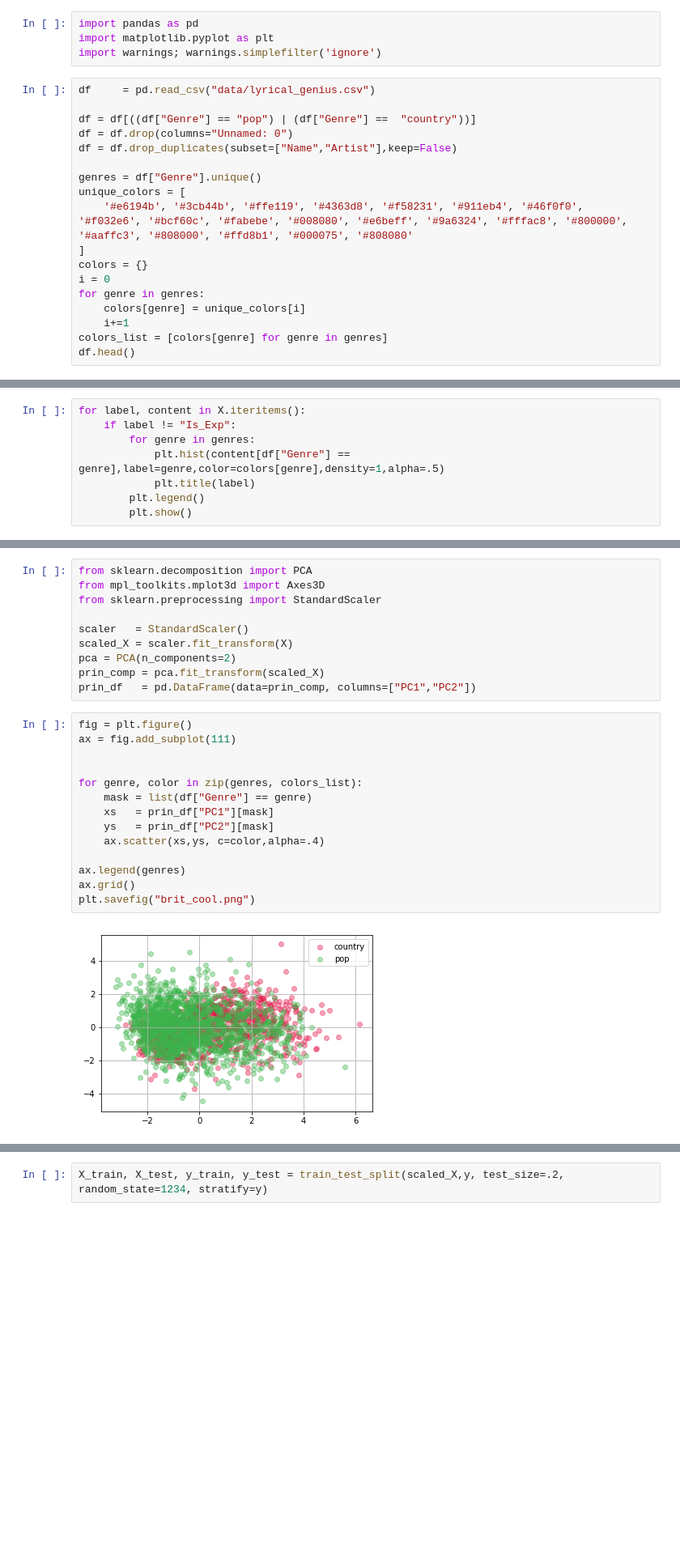
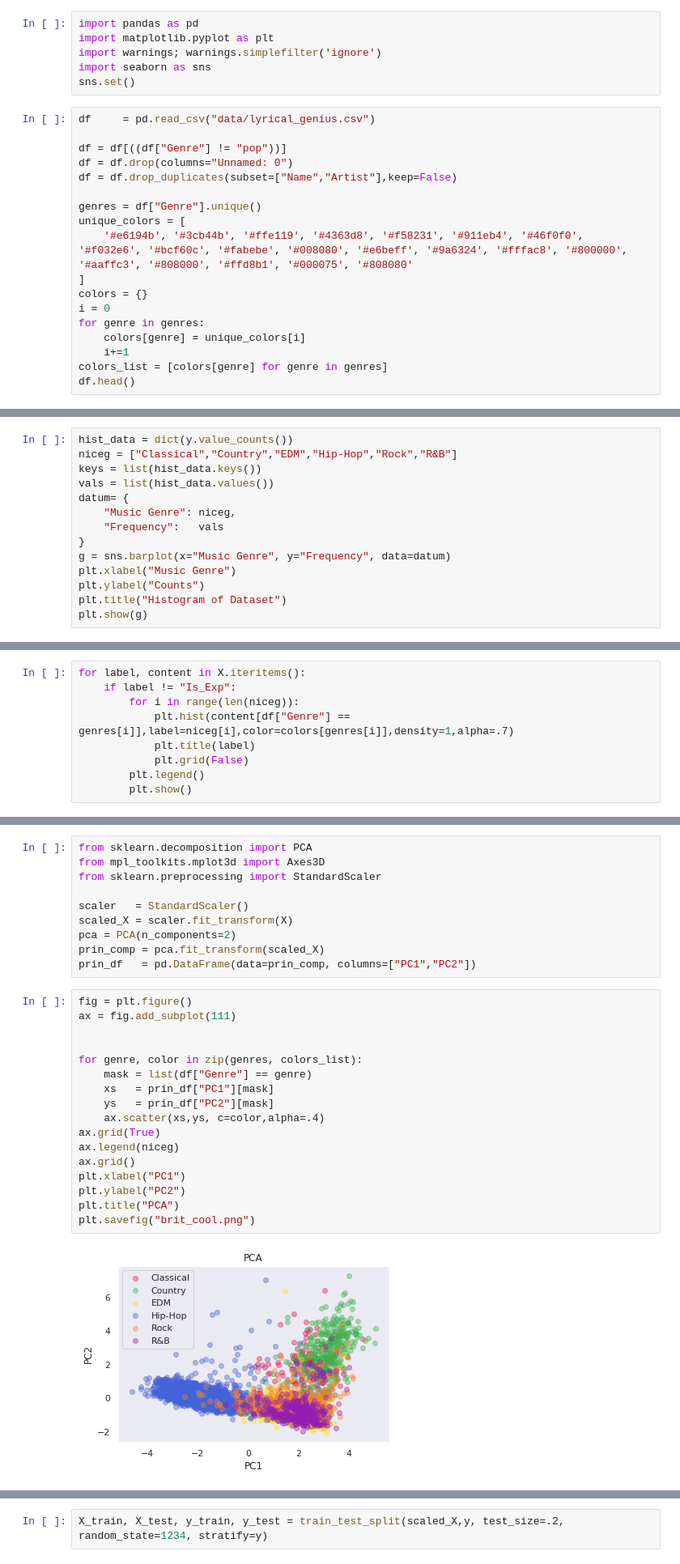
Before and after one commit to ml-project-group-8/music-genre-predictor, a Jupyter notebook: source/Visualization.ipynb, the cells around one changed output, grey strips where cells are left out. Shown at 81% size. Cells and saved outputs as stored; diff of their text form; blank space fills up the shorter version.

```diff
--- a/source/Visualization.ipynb
+++ b/source/Visualization.ipynb
@@ -2,10 +2,12 @@
 import pandas as pd
 import matplotlib.pyplot as plt
 import warnings; warnings.simplefilter('ignore')
+import seaborn as sns
+sns.set()
 # %%
 df     = pd.read_csv("data/lyrical_genius.csv")
 
-df = df[((df["Genre"] == "pop") | (df["Genre"] ==  "country"))]
+df = df[((df["Genre"] != "pop"))]
 df = df.drop(columns="Unnamed: 0")
 df = df.drop_duplicates(subset=["Name","Artist"],keep=False)
 
@@ -49,0 +48,14 @@ plt.show()
+# %%
+hist_data = dict(y.value_counts())
+niceg = ["Classical","Country","EDM","Hip-Hop","Rock","R&B"]
+keys = list(hist_data.keys())
+vals = list(hist_data.values())
+datum= {
+    "Music Genre": niceg,
+    "Frequency":   vals
+}
+g = sns.barplot(x="Music Genre", y="Frequency", data=datum)
+plt.xlabel("Music Genre")
+plt.ylabel("Counts")
+plt.title("Histogram of Dataset")
+plt.show(g)
@@ -65,9 +79,10 @@ X.describe()
 # %%
 for label, content in X.iteritems():
     if label != "Is_Exp":
-        for genre in genres:
-            plt.hist(content[df["Genre"] == genre],label=genre,color=colors[genre],density=1,alpha=.5)
+        for i in range(len(niceg)):
+            plt.hist(content[df["Genre"] == genres[i]],label=niceg[i],color=colors[genres[i]],density=1,alpha=.7)
             plt.title(label)
+            plt.grid(False)
         plt.legend()
         plt.show()
 # %% [output]
@@ -96,19 +135,22 @@ prin_df   = pd.DataFrame(data=prin_comp, columns=["PC1","PC2"])
 # %%
 fig = plt.figure()
 ax = fig.add_subplot(111)
 
 
 for genre, color in zip(genres, colors_list):
     mask = list(df["Genre"] == genre)
     xs   = prin_df["PC1"][mask]
     ys   = prin_df["PC2"][mask]
     ax.scatter(xs,ys, c=color,alpha=.4)
-
-ax.legend(genres)
+ax.grid(True)
+ax.legend(niceg)
 ax.grid()
+plt.xlabel("PC1")
+plt.ylabel("PC2")
+plt.title("PCA")
 plt.savefig("brit_cool.png")
 # %% [output]
-[figure, old version]
+[figure, new version]
 # %%
 pca = PCA(n_components=3)
 prin_comp = pca.fit_transform(scaled_X)
```
Also changed, not shown: parts of 14 cells of this notebook, 8 other files.
